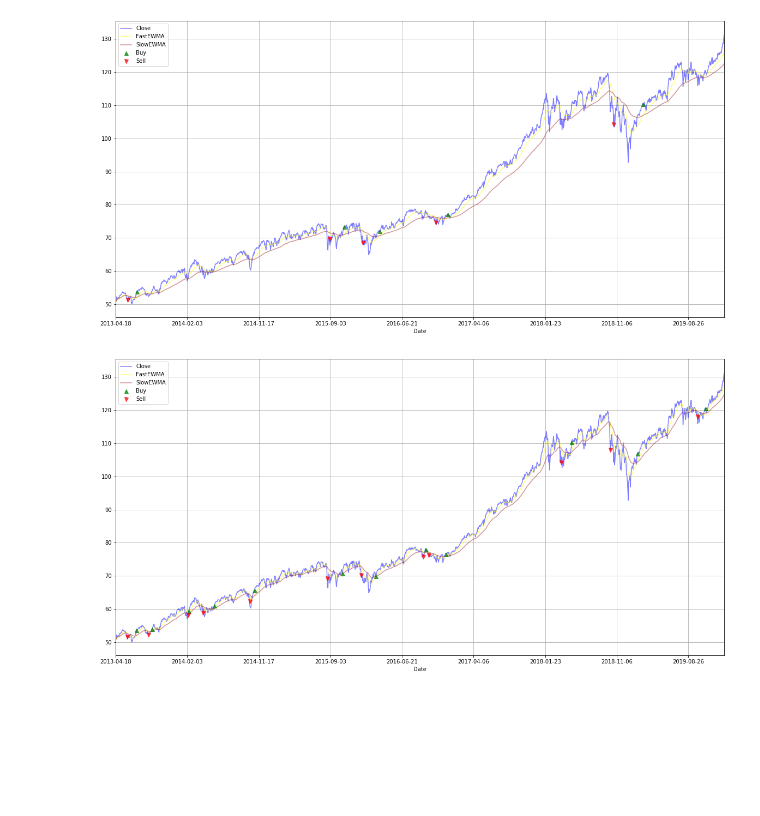
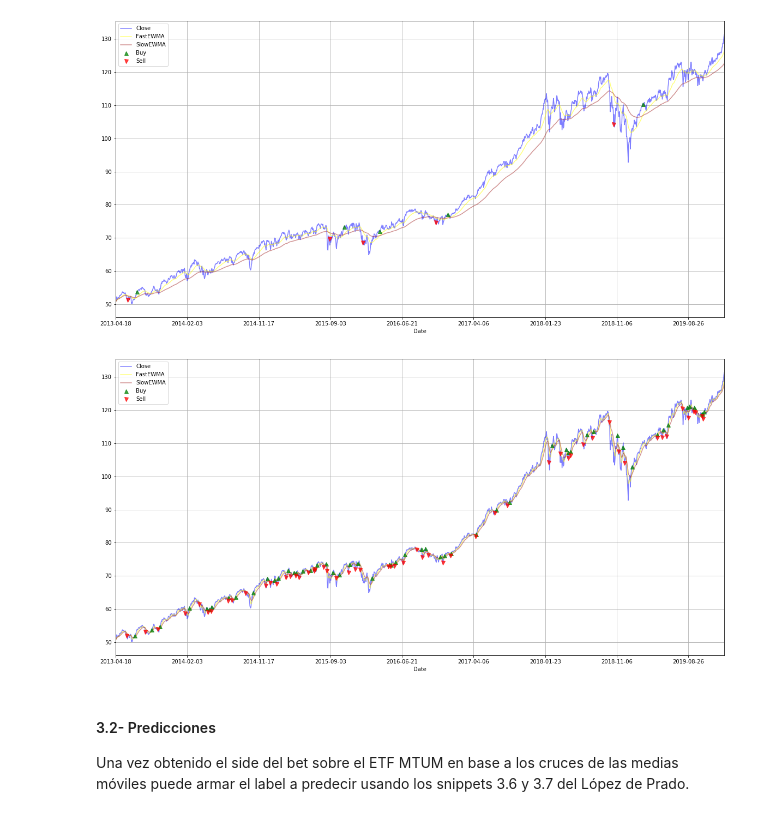
Before and after one commit to agalbachicar/fa_momentum, a Jupyter notebook: src/momentum.ipynb, the cells around one changed output. Saved outputs shown, nothing was run; the diff lists cells and outputs as text; code cells hidden in the pictures; blank space fills up the shorter version.

Commit message:
Got the labels for buy/sell. (#6)

```diff
--- a/src/momentum.ipynb
+++ b/src/momentum.ipynb
@@ -574,7 +578,11 @@ plot_ewma_bet_signals(mtum_df)
 # %% [output]
 [figure]
 # %%
-mtum_df = create_bet_signal_fast_slow_ewma(mtum_df, 'Close', 7, 25)
+mtum_df = create_bet_signal_fast_slow_ewma(mtum_df, 'Close', 3, 7)
 plot_ewma_bet_signals(mtum_df)
 # %% [output]
-[figure, old version]
+[figure, new version]
+# %% [markdown]
+#### 3.2- Predicciones
+
+Una vez obtenido el side del bet sobre el ETF MTUM en base a los cruces de las medias móviles puede armar el label a predecir usando los snippets 3.6 y 3.7 del López de Prado.
```
Also changed, not shown: parts of 4 cells of this notebook.
